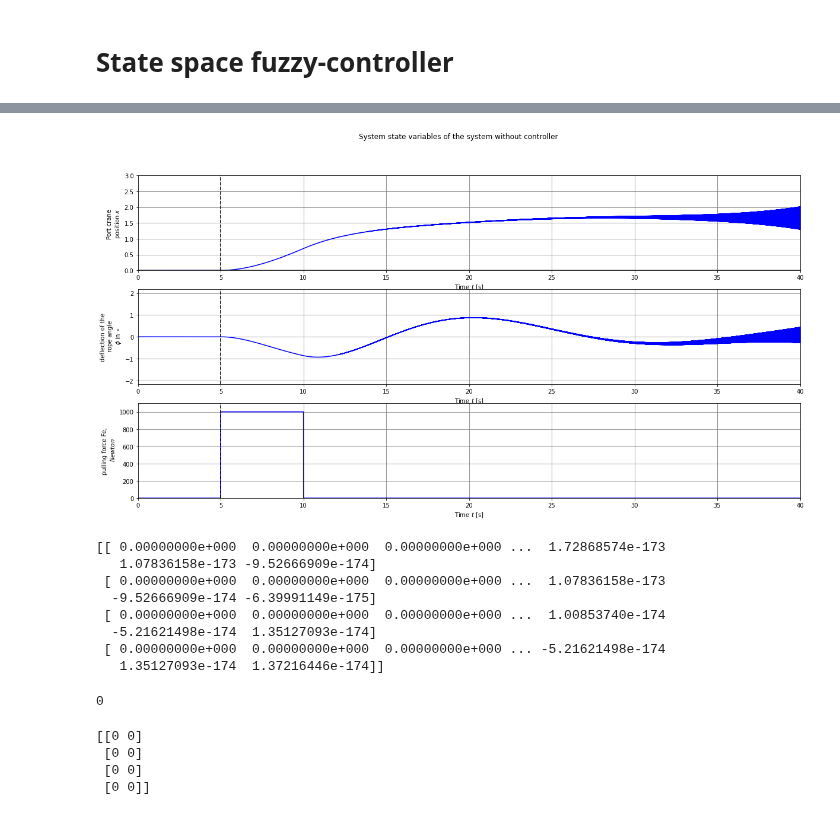
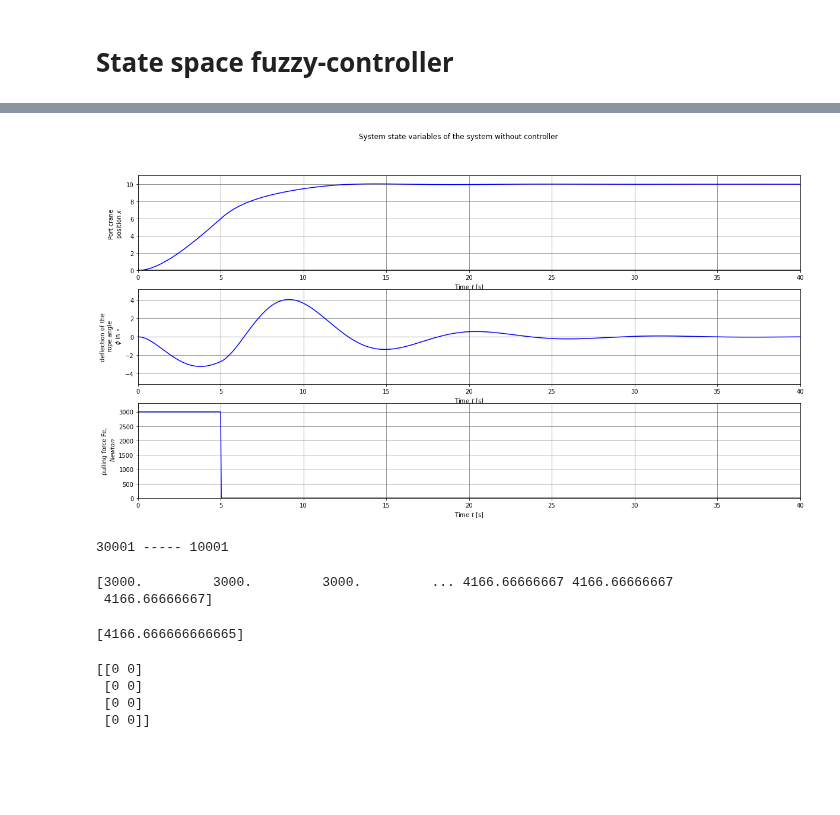
Before and after one commit to dvogureckiy99/Fuzzy, a Jupyter notebook: lab3.ipynb, the cells around one changed output, grey strips where cells are left out. Cells and saved outputs as stored; diff of their text form; code cells hidden in the pictures; blank space fills up the shorter version.

```diff
--- a/lab3.ipynb
+++ b/lab3.ipynb
@@ -273,23 +322,23 @@ def system_dynamic_plot(sys, t, y, u, t_start_input=0, x_ref=0, linetype='b-',
 # %%
-#Параметры моделирования системы
-x_zad=250 # in m
+
 
 # Define the time and input vectors
-time_start_force=5
-T_N=int(1e5+1) #points for simulation
+time_start_force=0
+T_N=int(1e3+1) #points for simulation
 time_interval_stop = 40 # length of time interval in sec
+time_application_of_force = 5
 T = np.linspace(0, time_interval_stop, (T_N))
 dt= time_interval_stop/(T_N-1) # time step
 N_time_start_force = math.ceil((time_start_force/time_interval_stop)*(T_N))
-Fe_en=np.concatenate( ( np.zeros(N_time_start_force),
-            np.ones(T_N-N_time_start_force) ) )
+#Fe_en=np.concatenate( ( np.zeros(N_time_start_force), np.ones(T_N-N_time_start_force) ) )
 #Fe = np.array([0])
+
 N_time_application_of_force = math.ceil((time_application_of_force/time_interval_stop)*(T_N))
-Fe = 1e3*np.concatenate(( np.zeros(N_time_start_force),
+Fe = 3e3*np.concatenate(( np.zeros(N_time_start_force),
             np.ones(N_time_application_of_force),
             np.zeros(len(T)-N_time_start_force-N_time_application_of_force) ))
 # %%
 #Input/ouput model for the object
 sys_object = ct.NonlinearIOSystem(port_crane_updfcn, port_crane_outfcn,
                    inputs = ('Fe'), outputs = None, states=('x','dx','phi','dphi'),
-                   name='sys_object',dt = dt,params={})
+                   name='sys_object',params={})
@@ -342,57 +582,69 @@ sys_sim = ctrl.ControlSystemSimulation(sys_ctrl)
 # %%
 # Define the generator for simulating an system with Fuzzy-controller
 
+
+sys_state=[0,0,0,0]
+t, y_sfb = ct.input_output_response(sys_object, T, [Fe],sys_state,params={})
+'''
 sys_state = np.array([[0],[0],[0],[0]]) # array for state variables of the object size=(4,TN+1) =[x,dx,phi,dphi]^T where dx ... ddphi are vectors
 temporary_state = np.array([[0],[0],[0],[0]])
 
+i=0
 for i in range(len(T)-1):
-
-    #sys_sim.input['E'] = x_zad-sys_state[0,sys_state.shape[1]-1]
-    #sys_sim.input['Phi_lv'] = sys_state[2,sys_state.shape[1]-1]
+    #sys_sim.input['E'] = x_zad-sys_state[0,i]
+    #sys_sim.input['Phi_lv'] = sys_state[2,i]
     #sys_sim.compute()
 
-    #Fe=np.append( Fe , [  sys_sim.output['Fe_lv']*Fe_en[math.ceil((t/time_interval_stop)*(len(T)-1))]  ] )
+    #Fe=np.append( Fe ,   sys_sim.output['Fe_lv']  )
     #Fe=np.append( Fe , [1e3] )
-    #temporary_state = np.array(  [ dt*(sys_object._rhs(t, sys_state[0:4,sys_state.shape[1]-1], [Fe[Fe.size-1]])) ]  + sys_state[0:4,sys_state.shape[1]-2] ).T
-    #temporary_state = np.array(  [ dt*(sys_object._rhs(T[i], sys_state[0:4,i], [Fe[i]])) ]  + sys_state[0:4,i-1] ).T
-    #sys_state=np.append( sys_state, temporary_state , axis=1)
+    #if i==0:
+    #temporary_state = np.array(  [ (sys_object.output(T[i], sys_object.dynamics(T[i], sys_state[0:4,i], [Fe[i]]) , [Fe[i]])) ]  ).T
+    #else:
+
+    def ufun(t):
+      # Find the value of the index using linear interpolation
+      idx = np.searchsorted(T, t, side='left')
+      if idx == 0:
+          # For consistency in return type, multiple by a float
+          return U[..., 0] * 1.
+      else:
+          dtk = (t - T[idx-1]) / (T[idx] - T[idx-1])
+          return U[..., idx-1] * (1. - dtk) + U[..., idx] * dtke
 
     if i==0:
-      temporary_state = np.array(  [ dt*(sys_object._rhs(T[i], sys_state[0:4,i], [Fe[i]])) ]  ).T
+      temporary_state = np.array(  [ dt*(sys_object.dynamics(T[i], sys_state[0:4,i], [Fe[i]])) ]  ).T
     else:
-      temporary_state = np.array(  [ dt*(sys_object._rhs(T[i], sys_state[0:4,i], [Fe[i]])) ]  + sys_state[0:4,i-1] ).T
+      temporary_state = np.array(  [ dt*(sys_object.dynamics(T[i], sys_state[0:4,i], [Fe[i]])) ]  + sys_state[0:4,i-1] ).T
 
     #temporary_state = np.array(  [ (sys_object._rhs(T[i], sys_state[0:4,i], [Fe[i]])) ]  ).T
     sys_state=np.append( sys_state,   temporary_state  , axis=1)
-
+    '''
 
 #create graphics
 figsize=(20,10)
 plt.figure(figsize=figsize)
-subplots = system_dynamic_plot(sys_object, T, sys_state, u=Fe,
+subplots = system_dynamic_plot(sys_object, T, y_sfb, u=Fe,
          t_start_input=time_start_force, linetype='-b',fig_size=figsize)
 
 # Add title and legend
 plt.suptitle('System state variables of the system without controller')
 import matplotlib.lines as mlines
 pi_line = mlines.Line2D([], [], color='blue', linestyle='-', label='without controller')
 # %% [output]
-[figure, old version]
+[figure, new version]
+# %%
+print((Fe.size),"-----",(T.size))
+# %% [output]
+30001 ----- 10001
 # %%
-print(y)
+print(Fe)
 # %% [output]
-[[ 0.00000000e+000  0.00000000e+000  0.00000000e+000 ...  1.72868574e-173
-   1.07836158e-173 -9.52666909e-174]
- [ 0.00000000e+000  0.00000000e+000  0.00000000e+000 ...  1.07836158e-173
-  -9.52666909e-174 -6.39991149e-175]
- [ 0.00000000e+000  0.00000000e+000  0.00000000e+000 ...  1.00853740e-174
-  -5.21621498e-174  1.35127093e-174]
- [ 0.00000000e+000  0.00000000e+000  0.00000000e+000 ... -5.21621498e-174
-   1.35127093e-174  1.37216446e-174]]
+[3000.         3000.         3000.         ... 4166.66666667 4166.66666667
+ 4166.66666667]
-# %%
-print(sys_object.find_state('x'))
-# %% [output]
-0
+# %%
+print([  sys_sim.output['Fe_lv']  ])
+# %% [output]
+[4166.666666666665]
 # %%
 print(sys_state)
 # %% [output]
```
Also changed, not shown: parts of 5 cells of this notebook.
